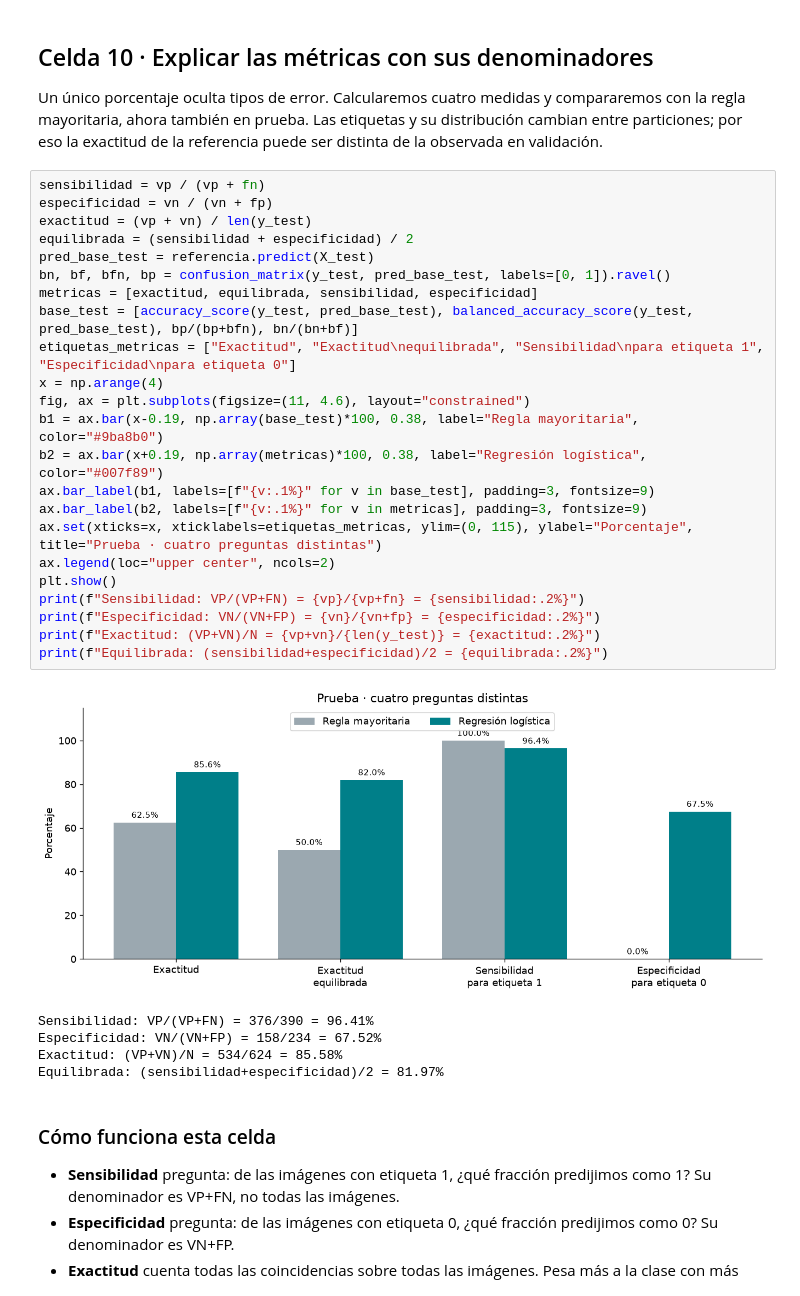
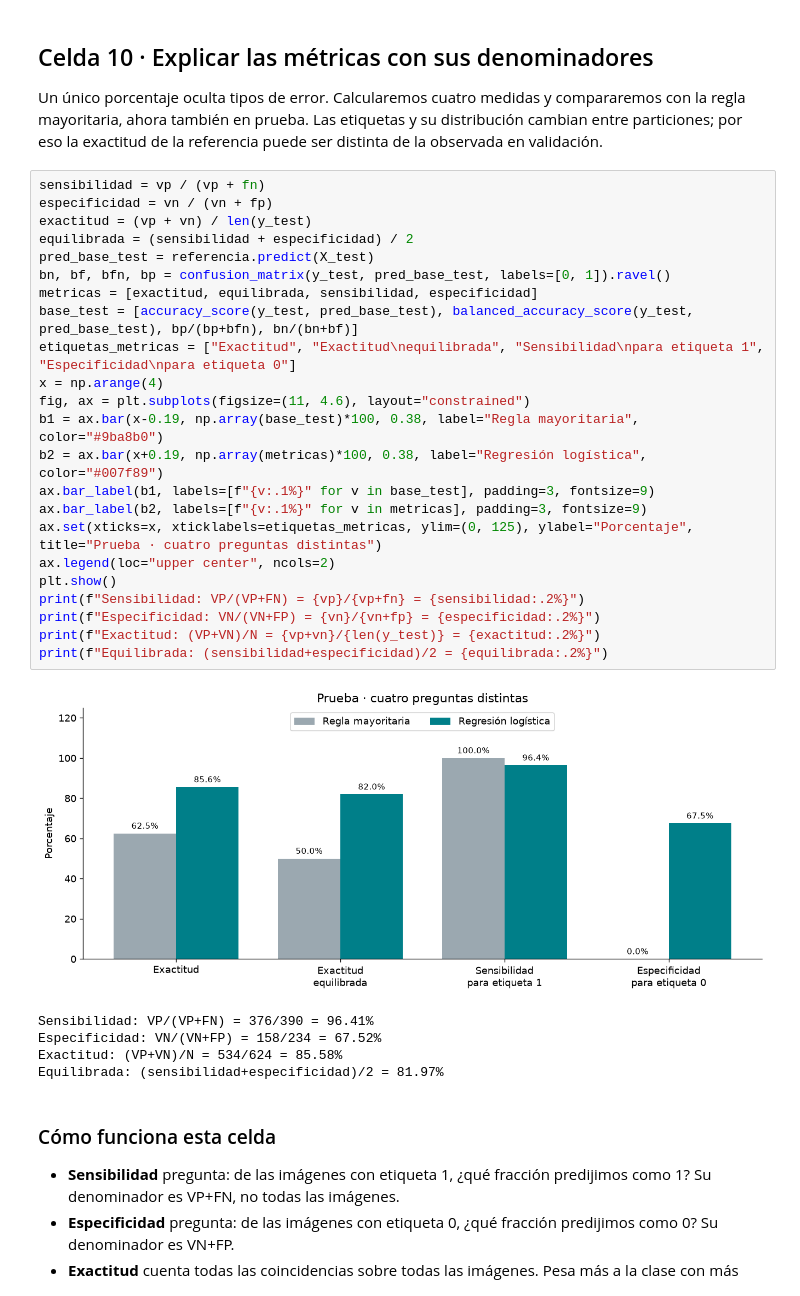
Before and after one commit to FisikMedik/taller-imagenes-medicas-python, a Jupyter notebook: Modulo_ML_radiografias.ipynb, the cells around one changed output. Drawn from its saved outputs; the diff is of its cells as text.

```diff
--- a/Modulo_ML_radiografias.ipynb
+++ b/Modulo_ML_radiografias.ipynb
@@ -446,28 +447,28 @@ Un único porcentaje oculta tipos de error. Calcularemos cuatro medidas y compar
 # %%
 sensibilidad = vp / (vp + fn)
 especificidad = vn / (vn + fp)
 exactitud = (vp + vn) / len(y_test)
 equilibrada = (sensibilidad + especificidad) / 2
 pred_base_test = referencia.predict(X_test)
 bn, bf, bfn, bp = confusion_matrix(y_test, pred_base_test, labels=[0, 1]).ravel()
 metricas = [exactitud, equilibrada, sensibilidad, especificidad]
 base_test = [accuracy_score(y_test, pred_base_test), balanced_accuracy_score(y_test, pred_base_test), bp/(bp+bfn), bn/(bn+bf)]
 etiquetas_metricas = ["Exactitud", "Exactitud\nequilibrada", "Sensibilidad\npara etiqueta 1", "Especificidad\npara etiqueta 0"]
 x = np.arange(4)
 fig, ax = plt.subplots(figsize=(11, 4.6), layout="constrained")
 b1 = ax.bar(x-0.19, np.array(base_test)*100, 0.38, label="Regla mayoritaria", color="#9ba8b0")
 b2 = ax.bar(x+0.19, np.array(metricas)*100, 0.38, label="Regresión logística", color="#007f89")
 ax.bar_label(b1, labels=[f"{v:.1%}" for v in base_test], padding=3, fontsize=9)
 ax.bar_label(b2, labels=[f"{v:.1%}" for v in metricas], padding=3, fontsize=9)
-ax.set(xticks=x, xticklabels=etiquetas_metricas, ylim=(0, 115), ylabel="Porcentaje", title="Prueba · cuatro preguntas distintas")
+ax.set(xticks=x, xticklabels=etiquetas_metricas, ylim=(0, 125), ylabel="Porcentaje", title="Prueba · cuatro preguntas distintas")
 ax.legend(loc="upper center", ncols=2)
 plt.show()
 print(f"Sensibilidad: VP/(VP+FN) = {vp}/{vp+fn} = {sensibilidad:.2%}")
 print(f"Especificidad: VN/(VN+FP) = {vn}/{vn+fp} = {especificidad:.2%}")
 print(f"Exactitud: (VP+VN)/N = {vp+vn}/{len(y_test)} = {exactitud:.2%}")
 print(f"Equilibrada: (sensibilidad+especificidad)/2 = {equilibrada:.2%}")
 # %% [output]
-[figure, old version]
+[figure, new version]
 Sensibilidad: VP/(VP+FN) = 376/390 = 96.41%
 Especificidad: VN/(VN+FP) = 158/234 = 67.52%
 Exactitud: (VP+VN)/N = 534/624 = 85.58%
```
Also changed, not shown: parts of 2 cells of this notebook, 7 other files.
